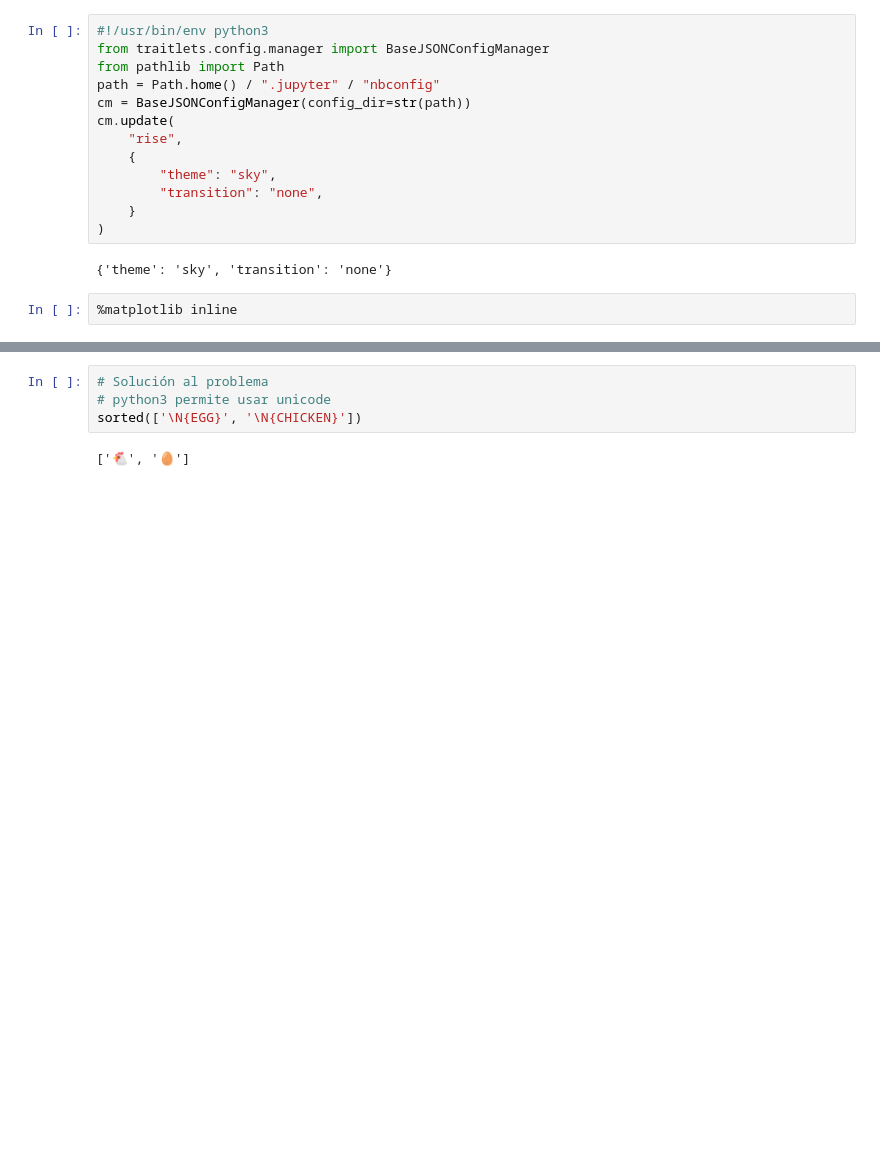
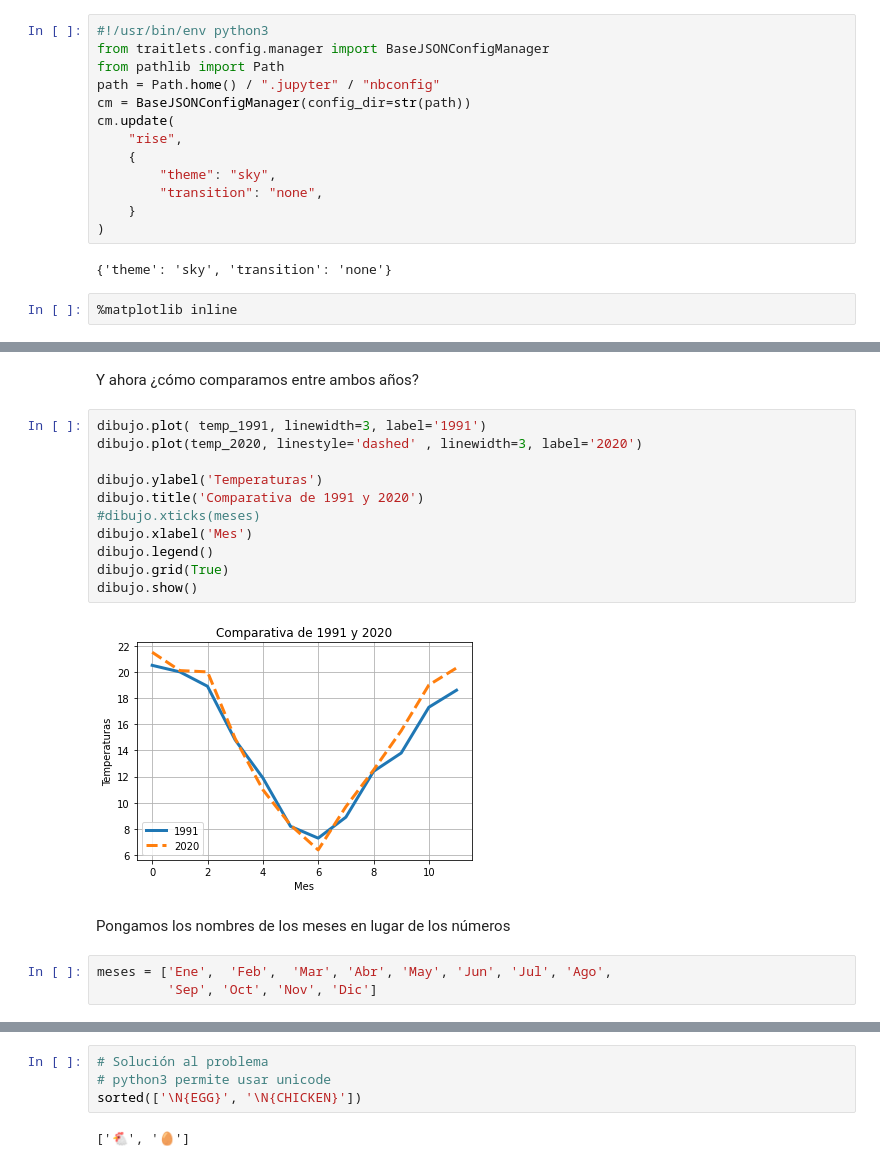
Before and after one commit to sebastiandres/pycon_ar, a Jupyter notebook: Parte 2.ipynb, the cells around one changed output, grey strips where cells are left out. Cells and saved outputs as stored; diff of their text form; blank space fills up the shorter version.

```diff
--- a/Parte 2.ipynb
+++ b/Parte 2.ipynb
@@ -37,0 +64,20 @@ Las slides de la presentación están en [linktr.ee/sebastiandres](https://linkt
+# %% [markdown]
+Y ahora ¿cómo comparamos entre ambos años?
+# %%
+dibujo.plot( temp_1991, linewidth=3, label='1991')
+dibujo.plot(temp_2020, linestyle='dashed' , linewidth=3, label='2020')
+
+dibujo.ylabel('Temperaturas')
+dibujo.title('Comparativa de 1991 y 2020')
+#dibujo.xticks(meses)
+dibujo.xlabel('Mes')
+dibujo.legend()
+dibujo.grid(True)
+dibujo.show()
+# %% [output]
+[figure, added]
+# %% [markdown]
+Pongamos los nombres de los meses en lugar de los números
+# %%
+meses = ['Ene',  'Feb',  'Mar', 'Abr', 'May', 'Jun', 'Jul', 'Ago',
+         'Sep', 'Oct', 'Nov', 'Dic']
```
Also changed, not shown: parts of 26 cells of this notebook.
